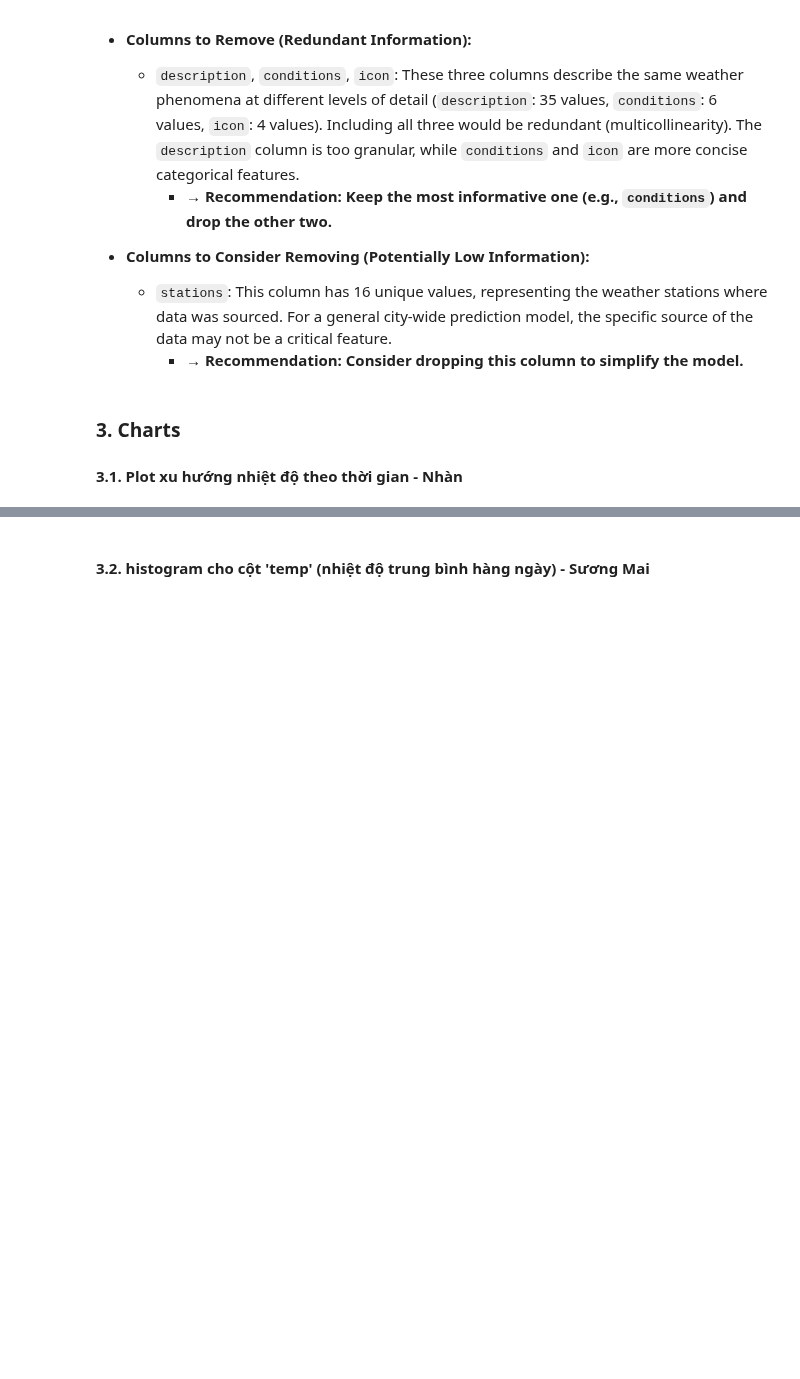
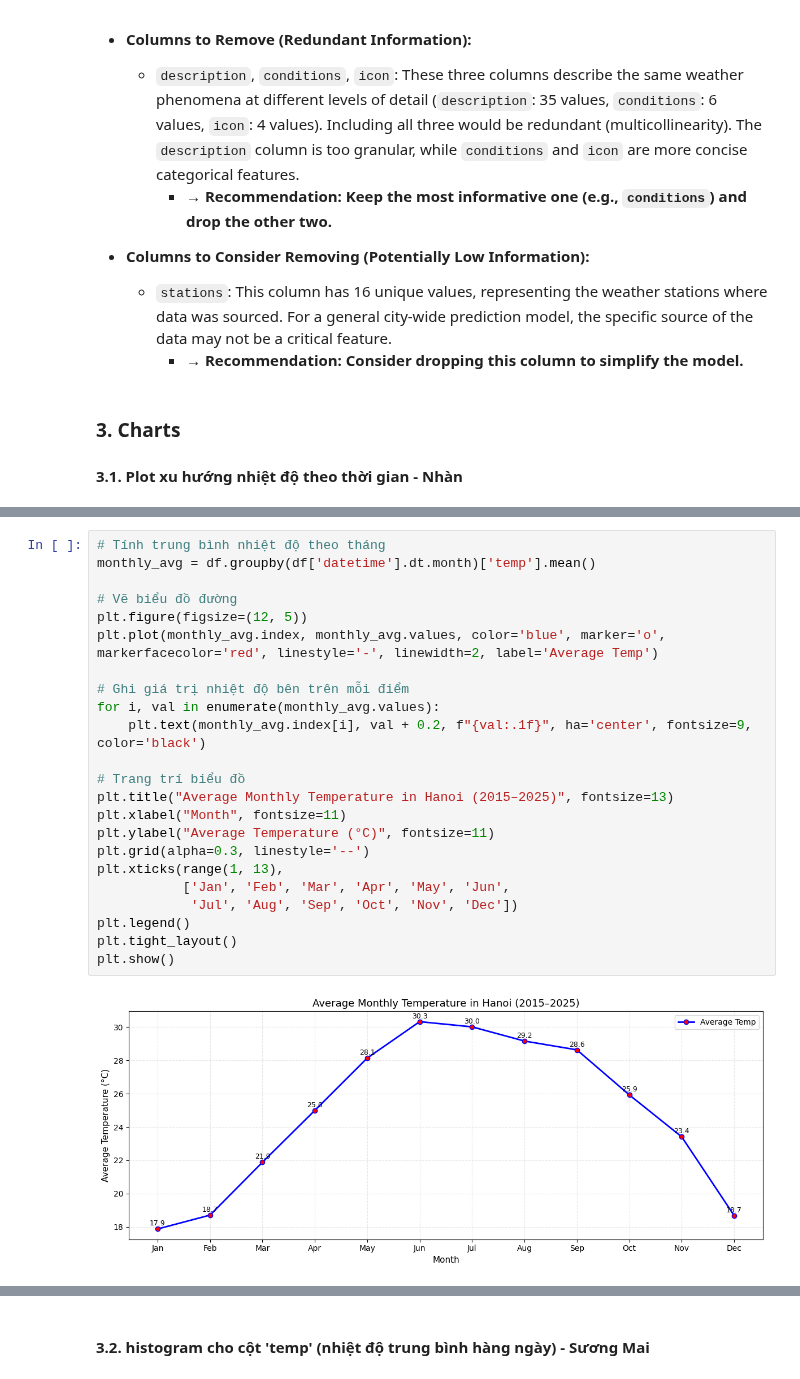
Before and after one commit to DunDun-banana/ml-group1, a Jupyter notebook: Data_understanding.ipynb, the cells around one changed output, grey strips where cells are left out. Saved outputs shown, nothing was run; the diff lists cells and outputs as text; blank space fills up the shorter version.

```diff
--- a/Data_understanding.ipynb
+++ b/Data_understanding.ipynb
@@ -318,0 +238,25 @@ plt.show()
+# %%
+# Tính trung bình nhiệt độ theo tháng
+monthly_avg = df.groupby(df['datetime'].dt.month)['temp'].mean()
+
+# Vẽ biểu đồ đường
+plt.figure(figsize=(12, 5))
+plt.plot(monthly_avg.index, monthly_avg.values, color='blue', marker='o', markerfacecolor='red', linestyle='-', linewidth=2, label='Average Temp')
+
+# Ghi giá trị nhiệt độ bên trên mỗi điểm
+for i, val in enumerate(monthly_avg.values):
+    plt.text(monthly_avg.index[i], val + 0.2, f"{val:.1f}", ha='center', fontsize=9, color='black')
+
+# Trang trí biểu đồ
+plt.title("Average Monthly Temperature in Hanoi (2015–2025)", fontsize=13)
+plt.xlabel("Month", fontsize=11)
+plt.ylabel("Average Temperature (°C)", fontsize=11)
+plt.grid(alpha=0.3, linestyle='--')
+plt.xticks(range(1, 13),
+           ['Jan', 'Feb', 'Mar', 'Apr', 'May', 'Jun',
+            'Jul', 'Aug', 'Sep', 'Oct', 'Nov', 'Dec'])
+plt.legend()
+plt.tight_layout()
+plt.show()
+# %% [output]
+[figure, added]
```
Also changed, not shown: parts of 20 cells of this notebook.
